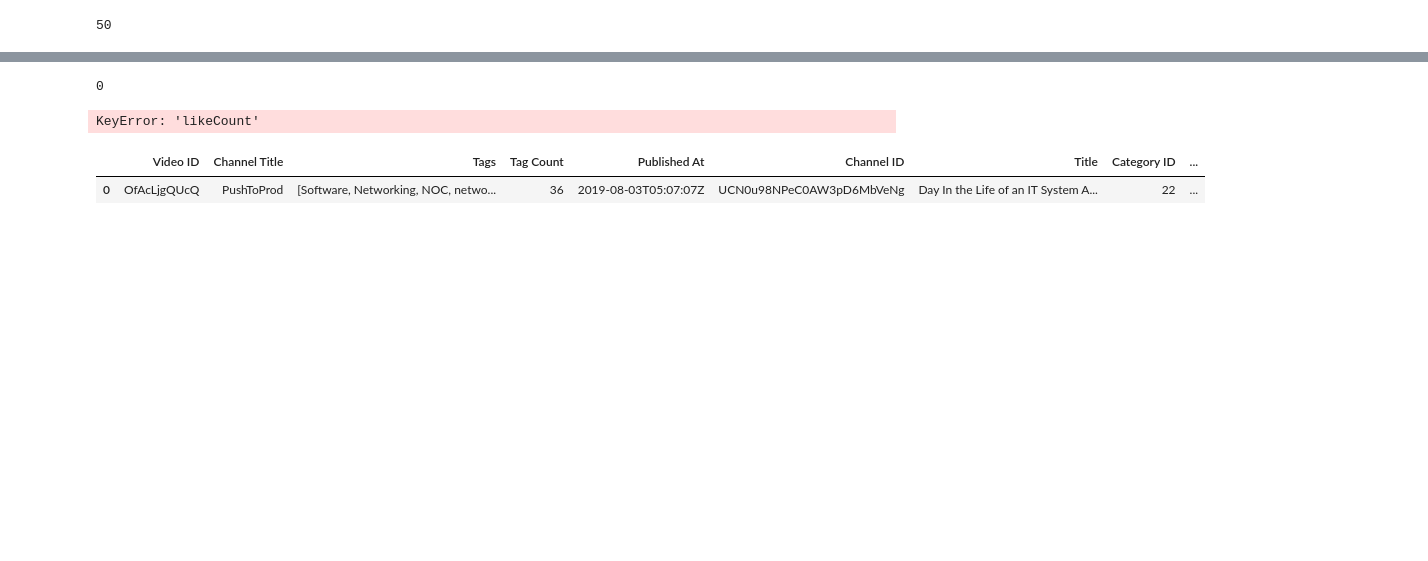
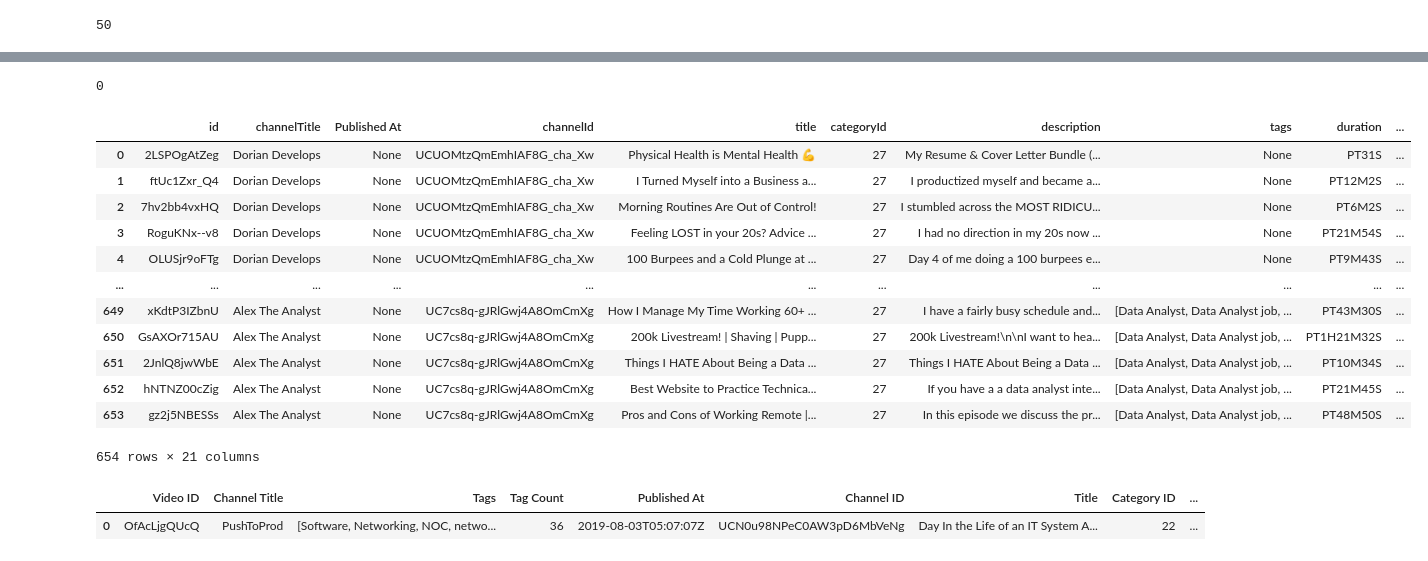
Before and after one commit to AhldenBrough/Covid-vs-Tech-Careers, a Jupyter notebook: data_collection.ipynb, the cells around one changed output, grey strips where cells are left out. Drawn from its saved outputs; the diff is of its cells as text; code cells hidden in the pictures; blank space fills up the shorter version.

Commit message:
about to run video stats request

```diff
--- a/data_collection.ipynb
+++ b/data_collection.ipynb
@@ -146,6 +146,6 @@ len(video_ids)
 # %%
 def concatenate_df(response_json, output_df):
-    response_breakdown = {snippet: ["channelTitle", "Published At", "channelId", "title", "categoryId", "description"], contentDetails : ["duration", "dimension", "definition", "caption", "licensedContent", "projection"], statistics: ["viewCount", "likeCount", "favoriteCount", "commentCount"]}
+    response_breakdown = {"snippet": ["channelTitle", "Published At", "channelId", "title", "categoryId", "description", "tags"], "contentDetails" : ["duration", "dimension", "definition", "caption", "licensedContent", "projection"], "statistics": ["viewCount", "likeCount", "favoriteCount", "commentCount"]}
 
     for video in response_json:
 #"Tags": video["snippet"]["tags"],\
@@ -160,7 +160,7 @@ def concatenate_df(response_json, output_df):
             continue
 
         #for each category
-        for category, category_list in response_breakdown:
+        for category, category_list in response_breakdown.items():
 
             #for each feature
             for column_name in category_list:
@@ -245,34 +245,46 @@ rows_2 = ["id", "title", "channelTitle", "tags", "publishedAt", "channelId", "ca
 #     part="snippet,contentDetails,statistics",
 #     id=','.join(video_ids[0:len(video_ids)-619])
 # )
 
 
-for i in range(0, 153, 50):
+for i in range(0, len(video_ids), 50):
 
 #     #to avoid list index out of bounds error (dataset not divisible by 50)
     #increment = i+50 if (i+50 < len(video_ids)-1) else len(video_ids)-1
 
 
-    if i+50 < 153:#len(video_ids)-1:
+    if i+50 < len(video_ids)-1:
         increment = i+50
     else:
-        increment = 153-1#len(video_ids)-1
+        increment = len(video_ids)-1
     request = youtube.videos().list(
     part="snippet,contentDetails,statistics",
     id=','.join(video_ids[i:increment])
     )
 
     response = request.execute()
 
 
     final_df = concatenate_df(response["items"], final_df)
     # print(i)
 
     if i % 1000 == 0:
         print(i)
     # print(increment)
 
 final_df
 # %% [output]
 0
+|  | id | channelTitle | Published At | channelId | title | categoryId | description | tags | duration | ... |
+| 0 | 2LSPOgAtZeg | Dorian Develops | None | UCUOMtzQmEmhIAF8G_cha_Xw | Physical Health is Mental Health 💪 | 27 | My Resume & Cover Letter Bundle (... | None | PT31S | ... |
+| 1 | ftUc1Zxr_Q4 | Dorian Develops | None | UCUOMtzQmEmhIAF8G_cha_Xw | I Turned Myself into a Business a... | 27 | I productized myself and became a... | None | PT12M2S | ... |
+| 2 | 7hv2bb4vxHQ | Dorian Develops | None | UCUOMtzQmEmhIAF8G_cha_Xw | Morning Routines Are Out of Control! | 27 | I stumbled across the MOST RIDICU... | None | PT6M2S | ... |
+| 3 | RoguKNx--v8 | Dorian Develops | None | UCUOMtzQmEmhIAF8G_cha_Xw | Feeling LOST in your 20s? Advice ... | 27 | I had no direction in my 20s now ... | None | PT21M54S | ... |
+| 4 | OLUSjr9oFTg | Dorian Develops | None | UCUOMtzQmEmhIAF8G_cha_Xw | 100 Burpees and a Cold Plunge at ... | 27 | Day 4 of me doing a 100 burpees e... | None | PT9M43S | ... |
+| ... | ... | ... | ... | ... | ... | ... | ... | ... | ... | ... |
+| 649 | xKdtP3IZbnU | Alex The Analyst | None | UC7cs8q-gJRlGwj4A8OmCmXg | How I Manage My Time Working 60+ ... | 27 | I have a fairly busy schedule and... | [Data Analyst, Data Analyst job, ... | PT43M30S | ... |
+| 650 | GsAXOr715AU | Alex The Analyst | None | UC7cs8q-gJRlGwj4A8OmCmXg | 200k Livestream! | Shaving | Pupp... | 27 | 200k Livestream!\n\nI want to hea... | [Data Analyst, Data Analyst job, ... | PT1H21M32S | ... |
+| 651 | 2JnlQ8jwWbE | Alex The Analyst | None | UC7cs8q-gJRlGwj4A8OmCmXg | Things I HATE About Being a Data ... | 27 | Things I HATE About Being a Data ... | [Data Analyst, Data Analyst job, ... | PT10M34S | ... |
+| 652 | hNTNZ00cZig | Alex The Analyst | None | UC7cs8q-gJRlGwj4A8OmCmXg | Best Website to Practice Technica... | 27 | If you have a a data analyst inte... | [Data Analyst, Data Analyst job, ... | PT21M45S | ... |
+| 653 | gz2j5NBESSs | Alex The Analyst | None | UC7cs8q-gJRlGwj4A8OmCmXg | Pros and Cons of Working Remote |... | 27 | In this episode we discuss the pr... | [Data Analyst, Data Analyst job, ... | PT48M50S | ... |
-KeyError: 'likeCount'
+654 rows × 21 columns
```
Also changed, not shown: parts of 3 cells of this notebook.
